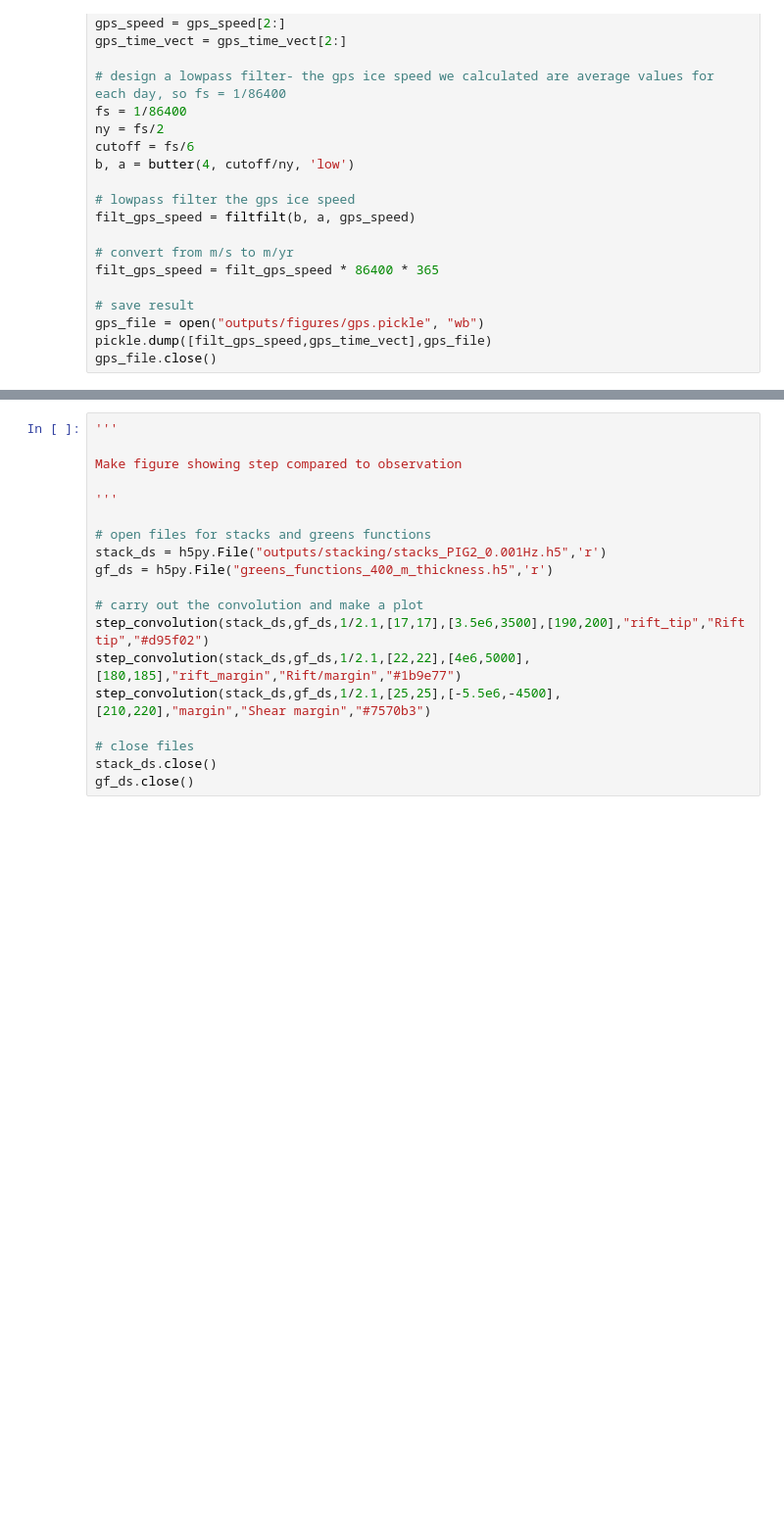
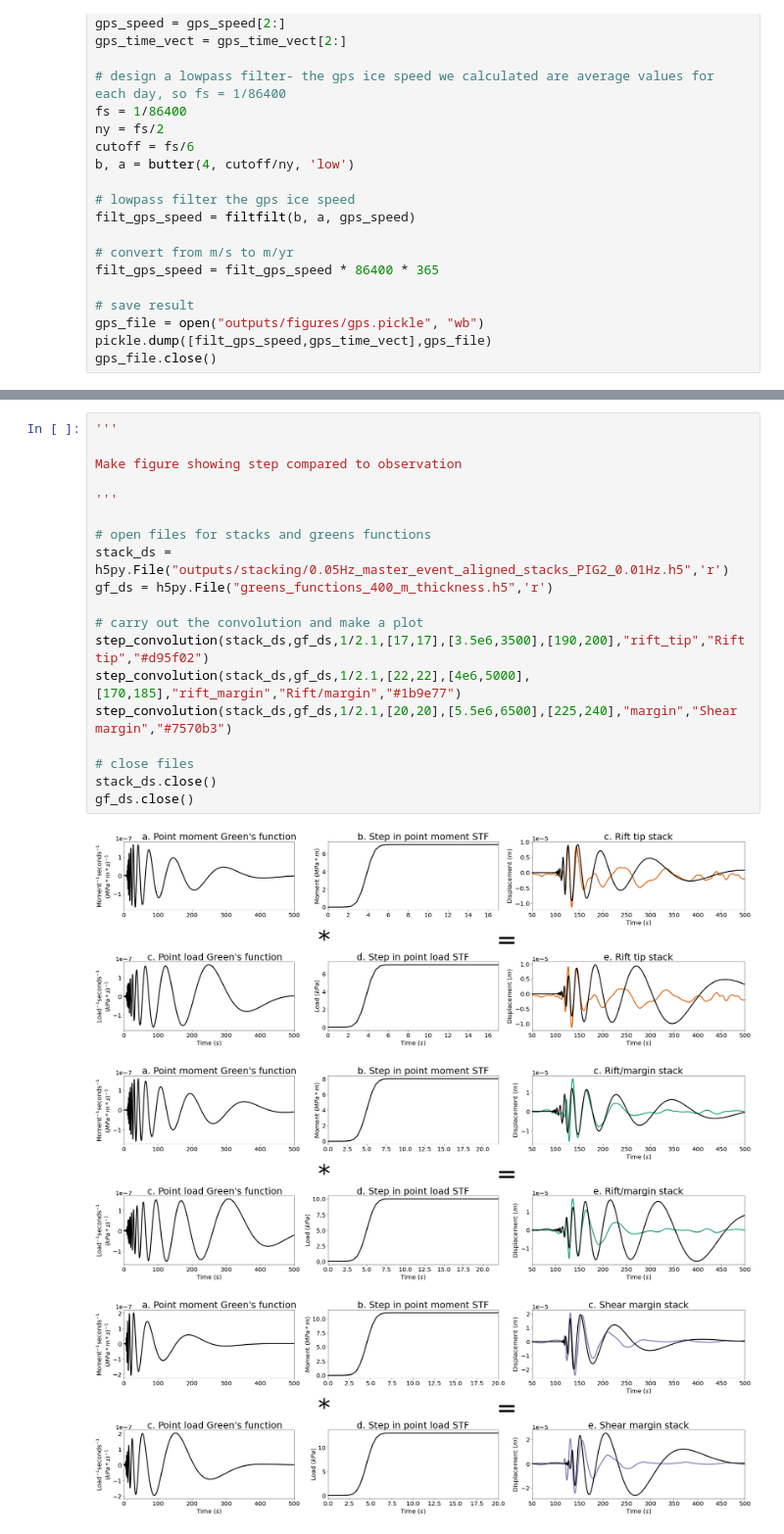
Before and after one commit to stepholinger/rift_detection_location, a Jupyter notebook: riftquake_analysis.ipynb, the cells around one changed output, grey strips where cells are left out. Shown at 98% size. Saved outputs shown, nothing was run; the diff lists cells and outputs as text; blank space fills up the shorter version.

```diff
--- a/riftquake_analysis.ipynb
+++ b/riftquake_analysis.ipynb
@@ -943,19 +822,23 @@ for gf_ds in gf_ds_list:
 # %%
 '''
 
 Make figure showing step compared to observation
 
 '''
 
 # open files for stacks and greens functions
-stack_ds = h5py.File("outputs/stacking/stacks_PIG2_0.001Hz.h5",'r')
+stack_ds = h5py.File("outputs/stacking/0.05Hz_master_event_aligned_stacks_PIG2_0.01Hz.h5",'r')
 gf_ds = h5py.File("greens_functions_400_m_thickness.h5",'r')
 
 # carry out the convolution and make a plot
 step_convolution(stack_ds,gf_ds,1/2.1,[17,17],[3.5e6,3500],[190,200],"rift_tip","Rift tip","#d95f02")
-step_convolution(stack_ds,gf_ds,1/2.1,[22,22],[4e6,5000],[180,185],"rift_margin","Rift/margin","#1b9e77")
-step_convolution(stack_ds,gf_ds,1/2.1,[25,25],[-5.5e6,-4500],[210,220],"margin","Shear margin","#7570b3")
+step_convolution(stack_ds,gf_ds,1/2.1,[22,22],[4e6,5000],[170,185],"rift_margin","Rift/margin","#1b9e77")
+step_convolution(stack_ds,gf_ds,1/2.1,[20,20],[5.5e6,6500],[225,240],"margin","Shear margin","#7570b3")
 
 # close files
 stack_ds.close()
 gf_ds.close()
+# %% [output]
+[figure, added]
+[figure, added]
+[figure, added]
```
Also changed, not shown: parts of 9 cells of this notebook, 1 other file.
